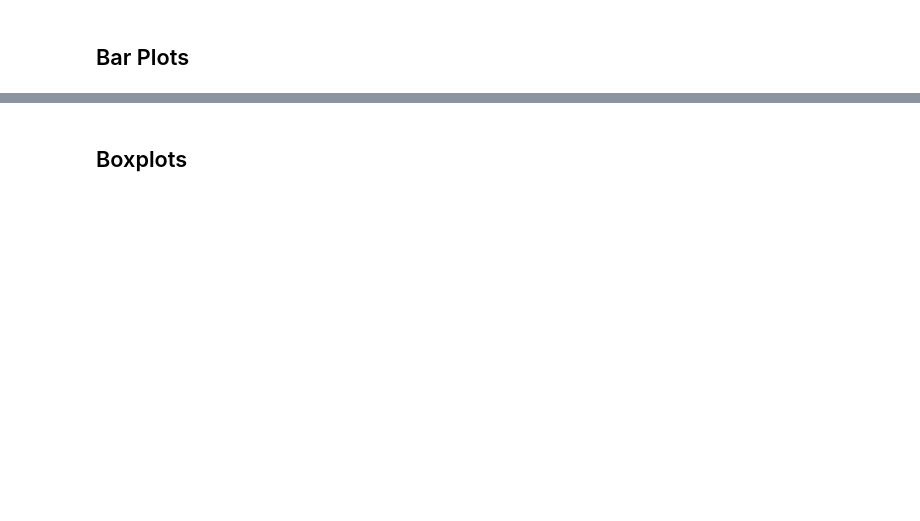
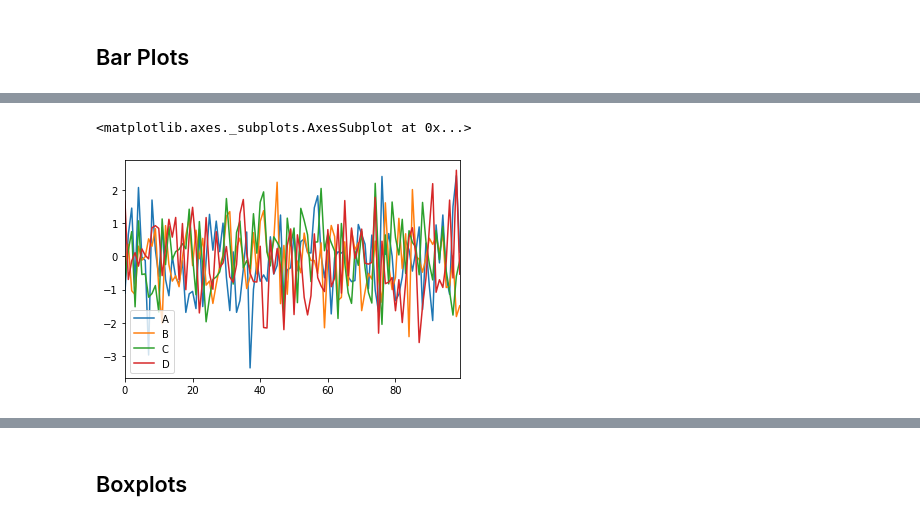
Before and after one commit to Sollimann/Data-Science, a Jupyter notebook: 08-Plotly-and-Cufflinks/01-Plotly and Cufflinks.ipynb, the cells around one changed output, grey strips where cells are left out. Drawn from its saved outputs; the diff is of its cells as text; code cells hidden in the pictures; blank space fills up the shorter version.

```diff
--- a/08-Plotly-and-Cufflinks/01-Plotly and Cufflinks.ipynb
+++ b/08-Plotly-and-Cufflinks/01-Plotly and Cufflinks.ipynb
@@ -81,5 +79,6 @@ df.iplot(kind='scatter',x='A',y='B',mode='markers',size=10)
 # %% [markdown]
 ## Bar Plots
 # %%
-df2.iplot(kind='bar',x='Category',y='Values')
+#df2.plot(kind='bar',x='Category',y='Values')
+df.plot()
 # %% [output]
@@ -87 +85,3 @@ df2.iplot(kind='bar',x='Category',y='Values')
+<matplotlib.axes._subplots.AxesSubplot at 0x...>
+[figure, added]
 # %%
```
Also changed, not shown: parts of 12 cells of this notebook, 1 other file.
